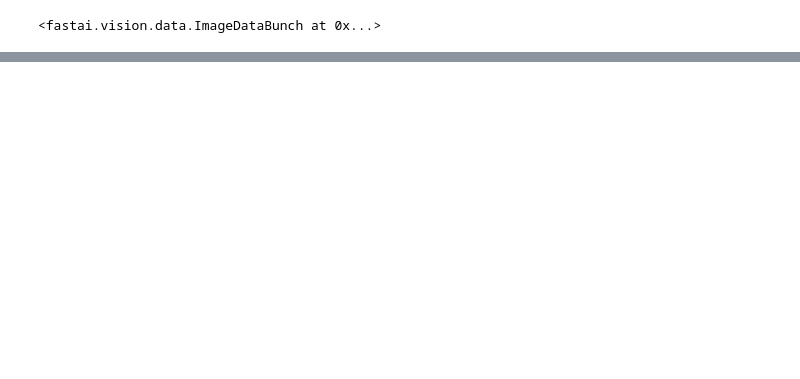
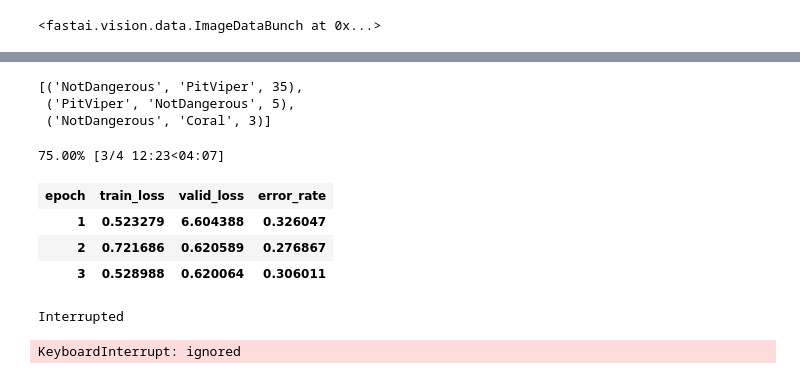
Before and after one commit to slambert-git/DeepSnakeUSA, a Jupyter notebook: DeepSnakeUSA.ipynb, the cells around one changed output, grey strips where cells are left out. Drawn from its saved outputs; the diff is of its cells as text; code cells hidden in the pictures; blank space fills up the shorter version.

```diff
--- a/DeepSnakeUSA.ipynb
+++ b/DeepSnakeUSA.ipynb
@@ -147,0 +87,2 @@ epoch  train_loss  valid_loss  accuracy
+# %%
+learn = create_cnn(data, models.resnet50, metrics=error_rate,loss_func=torch.nn.CrossEntropyLoss(weight=w))
@@ -147,0 +91,2 @@ epoch  train_loss  valid_loss  accuracy
+# %%
+learn.fit_one_cycle(4,0.001)
@@ -151,0 +106,3 @@ tensor(0.8383)
+# %%
+w=torch.FloatTensor([1.0, 0.25, 1.75])
+learn.loss_func=torch.nn.CrossEntropyLoss(weight=w)
@@ -151,0 +120,6 @@ tensor(0.8383)
+# %%
+interp.most_confused(min_val=1)
+# %% [output]
+[('NotDangerous', 'PitViper', 35),
+ ('PitViper', 'NotDangerous', 5),
+ ('NotDangerous', 'Coral', 3)]
@@ -151,0 +128,14 @@ tensor(0.8383)
+# %%
+w=torch.cuda.FloatTensor([1.0, 0.25, 1.75])
+learn.loss_func=torch.nn.CrossEntropyLoss(weight=w)
+# %%
+learn.unfreeze()
+learn.fit_one_cycle(4,0.001)
+# %% [output]
+75.00% [3/4 12:23<04:07]
+| epoch | train_loss | valid_loss | error_rate |
+| 1 | 0.523279 | 6.604388 | 0.326047 |
+| 2 | 0.721686 | 0.620589 | 0.276867 |
+| 3 | 0.528988 | 0.620064 | 0.306011 |
+Interrupted
+KeyboardInterrupt: ignored
```
Also changed, not shown: parts of 27 cells of this notebook.
